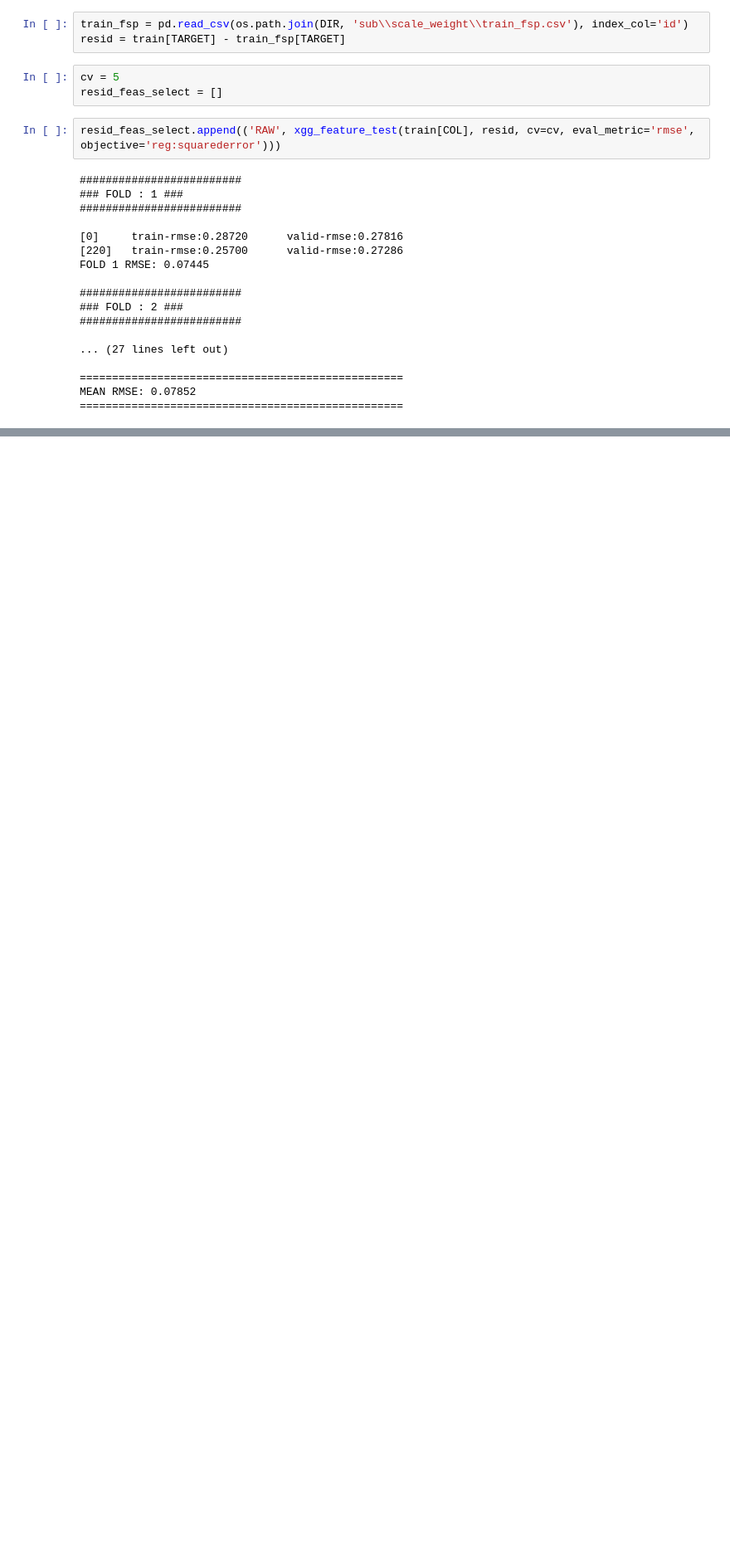
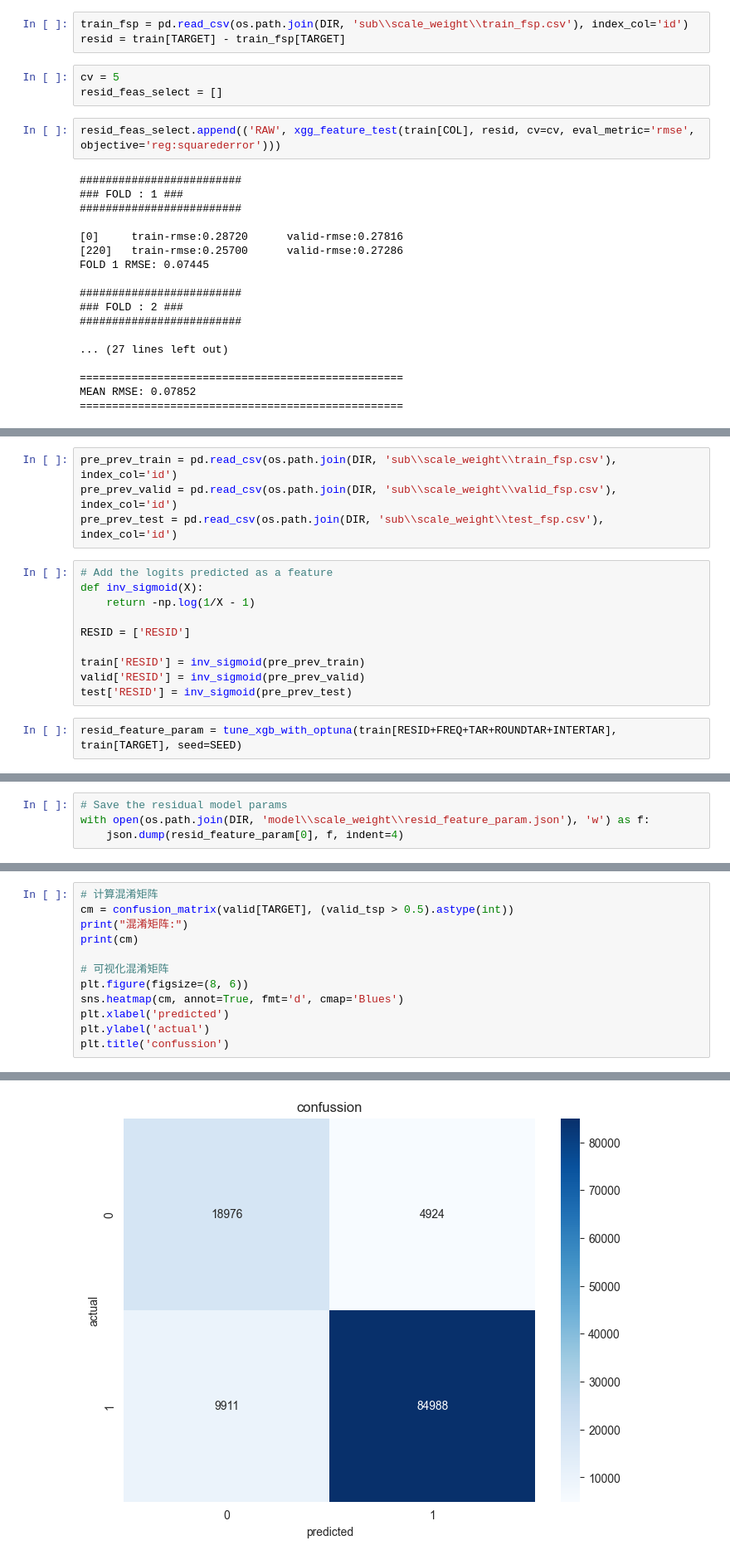
Before and after one commit to Jiale-Zou/Kaggle, a Jupyter notebook: Predicting Loan Pay/scale_weight.ipynb, the cells around one changed output, grey strips where cells are left out. Shown at 83% size. Saved outputs shown, nothing was run; the diff lists cells and outputs as text; blank space fills up the shorter version.

```diff
--- a/Predicting Loan Pay/scale_weight.ipynb
+++ b/Predicting Loan Pay/scale_weight.ipynb
@@ -954,0 +956,16 @@ Text(0.5, 1.0, 'confussion')
+# %%
+pre_prev_train = pd.read_csv(os.path.join(DIR, 'sub\\scale_weight\\train_fsp.csv'), index_col='id')
+pre_prev_valid = pd.read_csv(os.path.join(DIR, 'sub\\scale_weight\\valid_fsp.csv'), index_col='id')
+pre_prev_test = pd.read_csv(os.path.join(DIR, 'sub\\scale_weight\\test_fsp.csv'), index_col='id')
+# %%
+# Add the logits predicted as a feature
+def inv_sigmoid(X):
+    return -np.log(1/X - 1)
+
+RESID = ['RESID']
+
+train['RESID'] = inv_sigmoid(pre_prev_train)
+valid['RESID'] = inv_sigmoid(pre_prev_valid)
+test['RESID'] = inv_sigmoid(pre_prev_test)
+# %%
+resid_feature_param = tune_xgb_with_optuna(train[RESID+FREQ+TAR+ROUNDTAR+INTERTAR], train[TARGET], seed=SEED)
@@ -954,0 +995,4 @@ Text(0.5, 1.0, 'confussion')
+# %%
+# Save the residual model params
+with open(os.path.join(DIR, 'model\\scale_weight\\resid_feature_param.json'), 'w') as f:
+    json.dump(resid_feature_param[0], f, indent=4)
@@ -954,0 +1078,13 @@ Text(0.5, 1.0, 'confussion')
+# %%
+# 计算混淆矩阵
+cm = confusion_matrix(valid[TARGET], (valid_tsp > 0.5).astype(int))
+print("混淆矩阵:")
+print(cm)
+
+# 可视化混淆矩阵
+plt.figure(figsize=(8, 6))
+sns.heatmap(cm, annot=True, fmt='d', cmap='Blues')
+plt.xlabel('predicted')
+plt.ylabel('actual')
+plt.title('confussion')
+# %% [output]
@@ -954,0 +1095 @@ Text(0.5, 1.0, 'confussion')
+[figure, added]
```
Also changed, not shown: parts of 19 cells of this notebook, 1 other file.
